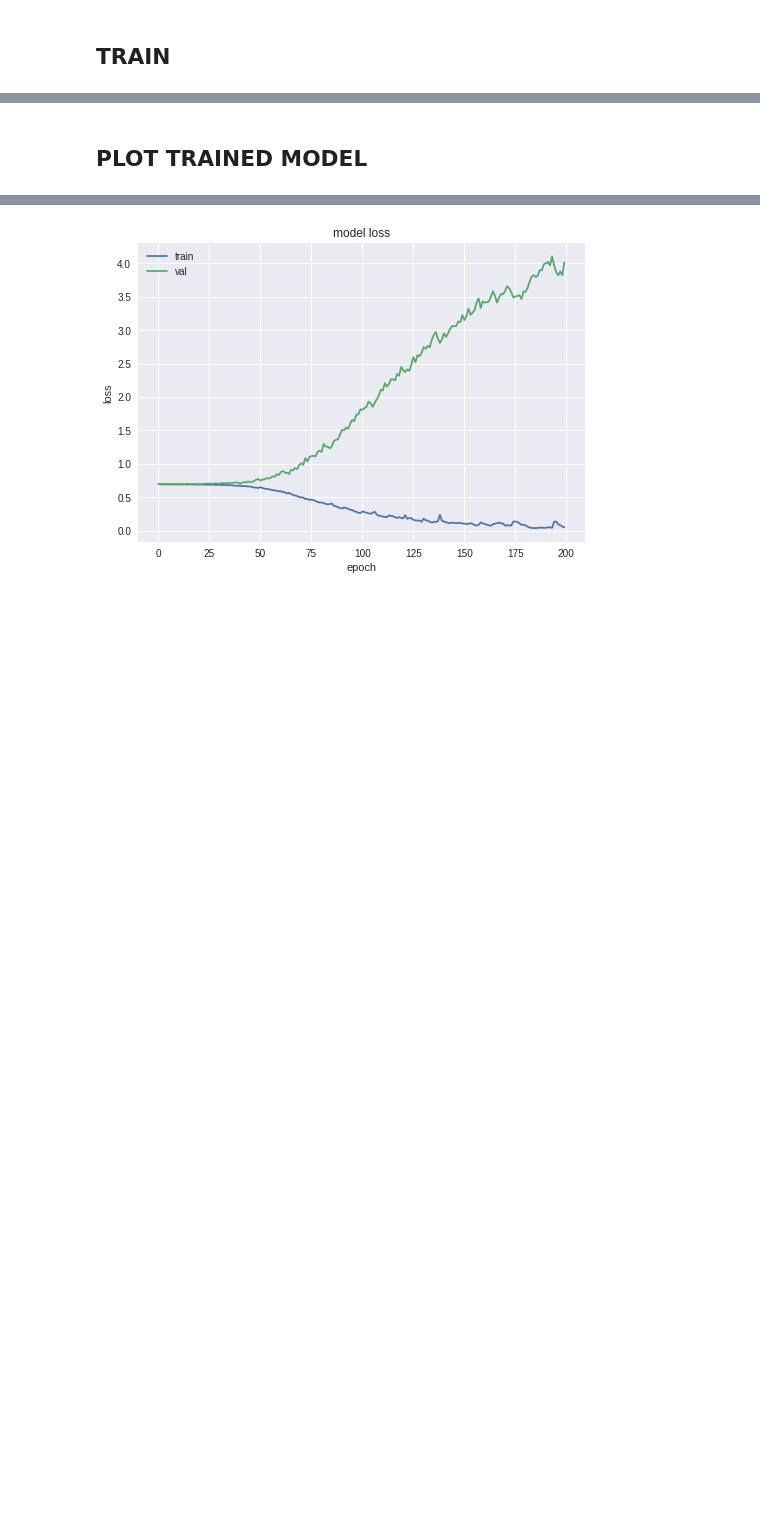
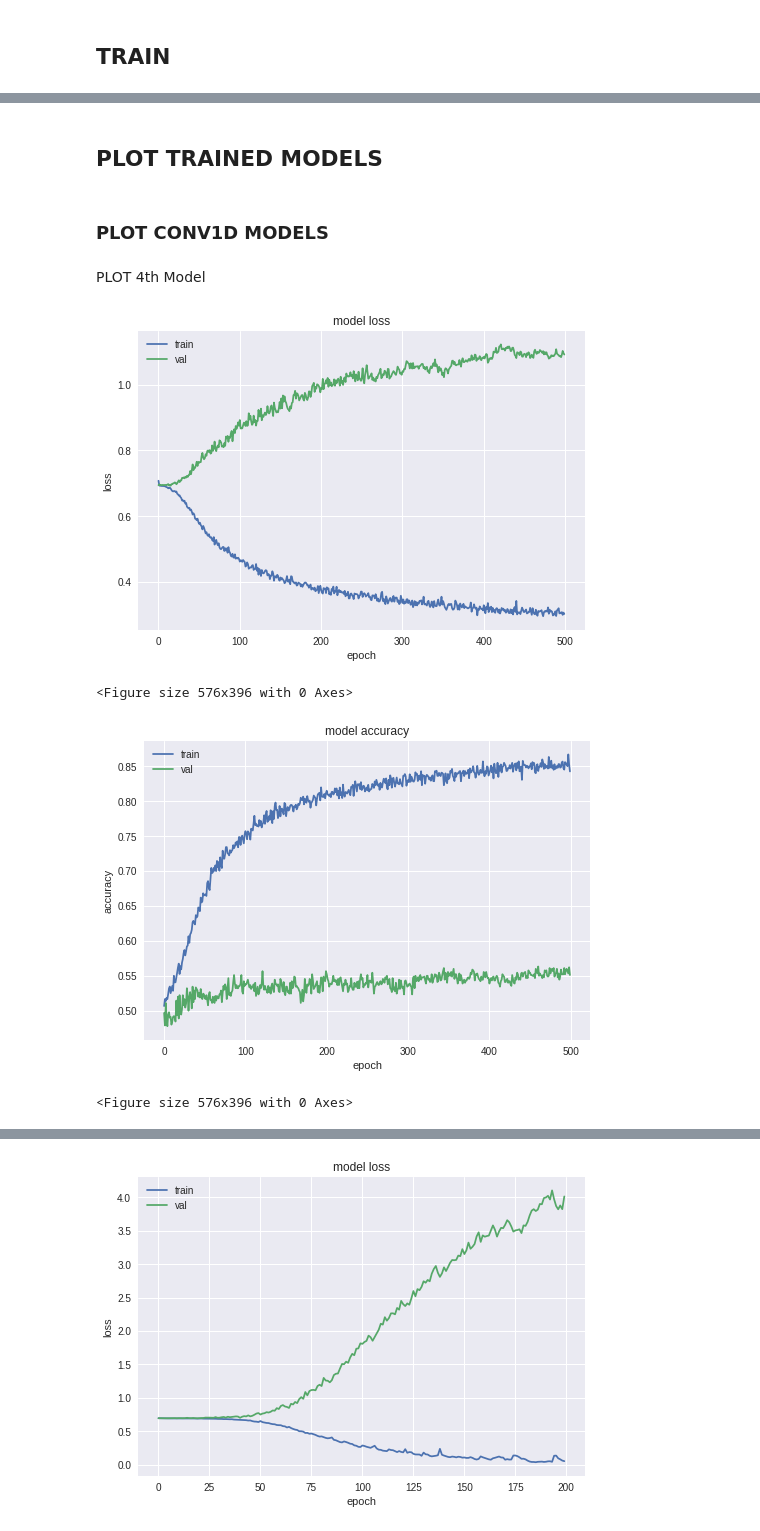
Before and after one commit to polinominom/deep_learning_exercises, a Jupyter notebook: tensorflow/timeseries_forecasting_exercises/daily_data_fx_forecast.ipynb, the cells around one changed output, grey strips where cells are left out. Cells and saved outputs as stored; diff of their text form; code cells hidden in the pictures; blank space fills up the shorter version.

Commit message:
new models

```diff
--- a/tensorflow/timeseries_forecasting_exercises/daily_data_fx_forecast.ipynb
+++ b/tensorflow/timeseries_forecasting_exercises/daily_data_fx_forecast.ipynb
@@ -488,0 +594,8 @@ def build_hybrid_model_5():
+# %%
+# placeholder
+#inputs = tf.keras.Input(shape=(32,32),dtype=np.float32)
+model_4 = build_conv1d_model_4(tensor_shape=(X_train.shape[1], X_train.shape[2]))
+model_5 = build_conv1d_model_5(tensor_shape=(X_train.shape[1], X_train.shape[2]))
+# print the summary of the model
+model_4.summary()
+model_5.summary()
@@ -539,0 +724,12 @@ model_3.compile(optimizer=opt, loss=loss_func, metrics=[metric])
+# %%
+# TRAIN
+# epochs= 100 normally
+# batch_size = 128
+history_4 = model_4.fit(
+            X_train,
+            Y_train,
+            epochs = 500,
+            batch_size = BATCH_SIZE,
+            verbose=1,
+            validation_data=(X_val, Y_val),
+            callbacks=[reduce_lr, checkpointer])
@@ -601,2 +885,39 @@ Epoch 01000: val_loss did not improve from 0.69288
 # %% [markdown]
-## PLOT TRAINED MODEL
+## PLOT TRAINED MODELS
+# %% [markdown]
+### PLOT CONV1D MODELS
+# %% [markdown]
+PLOT 4th Model
+# %%
+# PLOT
+plt.figure()
+plt.plot(history_4.history['loss'])
+plt.plot(history_4.history['val_loss'])
+plt.title('model loss')
+plt.ylabel('loss')
+plt.xlabel('epoch')
+plt.legend(['train', 'val'], loc='best')
+plt.show()
+
+fp = save_folder + 'model_4:loss:e:500:opt:adam.png'
+plt.savefig(fp)
+
+plt.figure()
+plt.plot(history_4.history['categorical_accuracy'])
+plt.plot(history_4.history['val_categorical_accuracy'])
+plt.title('model accuracy')
+plt.ylabel('accuracy')
+plt.xlabel('epoch')
+plt.legend(['train', 'val'], loc='best')
+plt.show()
+
+fp = save_folder + 'model_4:acc:e:500:opt:adam.png'
+plt.savefig(fp)
+
+#
+# RESULT: BAD PLOTS --- overfitting
+# %% [output]
+[figure, added]
+<Figure size 576x396 with 0 Axes>
+[figure, added]
+<Figure size 576x396 with 0 Axes>
```
Also changed, not shown: parts of 37 cells of this notebook.
